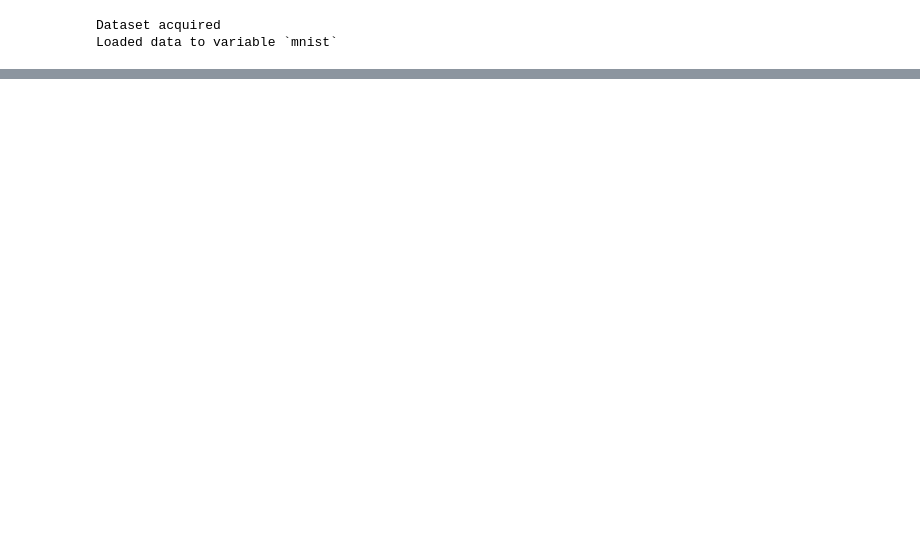
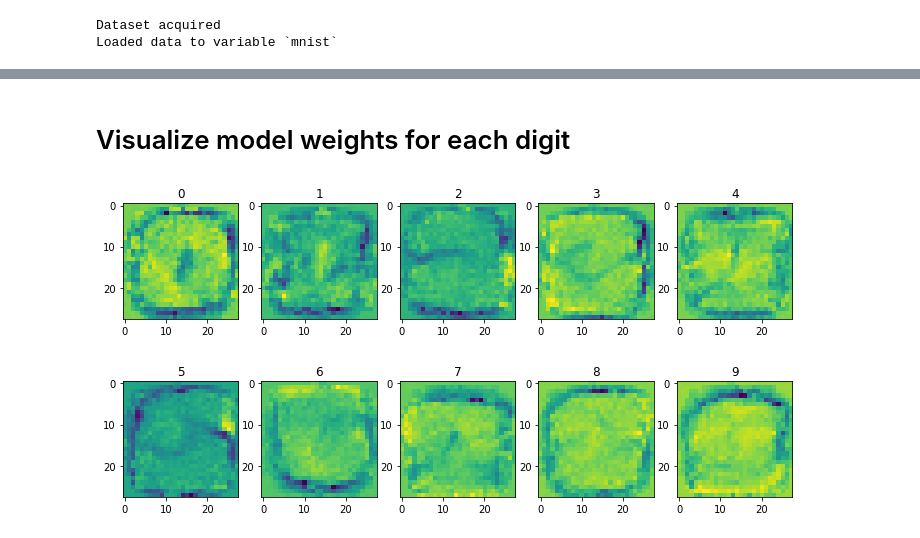
Before and after one commit to ejmichaud/ai-experiments, a Jupyter notebook: pytorch-tests/mnist.ipynb, the cells around one changed output, grey strips where cells are left out. Saved outputs shown, nothing was run; the diff lists cells and outputs as text; code cells hidden in the pictures; blank space fills up the shorter version.

Commit message:
softmax network working on MNIST

```diff
--- a/pytorch-tests/mnist.ipynb
+++ b/pytorch-tests/mnist.ipynb
@@ -33,0 +72,13 @@ Loaded data to variable `mnist`
+# %%
+class SoftmaxRegression(nn.Module):
+    """Single-layer softmax network."""
+    def __init__(self, n_in, n_out):
+        super(SoftmaxRegression, self).__init__()
+        self.linear = nn.Linear(n_in, n_out)
+
+    def forward(self, x):
+        return F.log_softmax(self.linear(x), dim=1)
+
+model = SoftmaxRegression(28*28, 10)
+loss = nn.NLLLoss()
+optimizer = torch.optim.Adam(model.parameters())
@@ -33,0 +113,12 @@ Loaded data to variable `mnist`
+# %% [markdown]
+# Visualize model weights for each digit
+# %%
+plt.figure(figsize=(12, 6))
+with torch.no_grad():
+    for i in range(10):
+        weights = model.linear.weight[i].reshape(28,28)
+        plt.subplot(2, 5, i+1)
+        plt.imshow(weights.detach().numpy())
+        plt.title(str(i))
+# %% [output]
+[figure, added]
```
Also changed, not shown: parts of 7 cells of this notebook.
